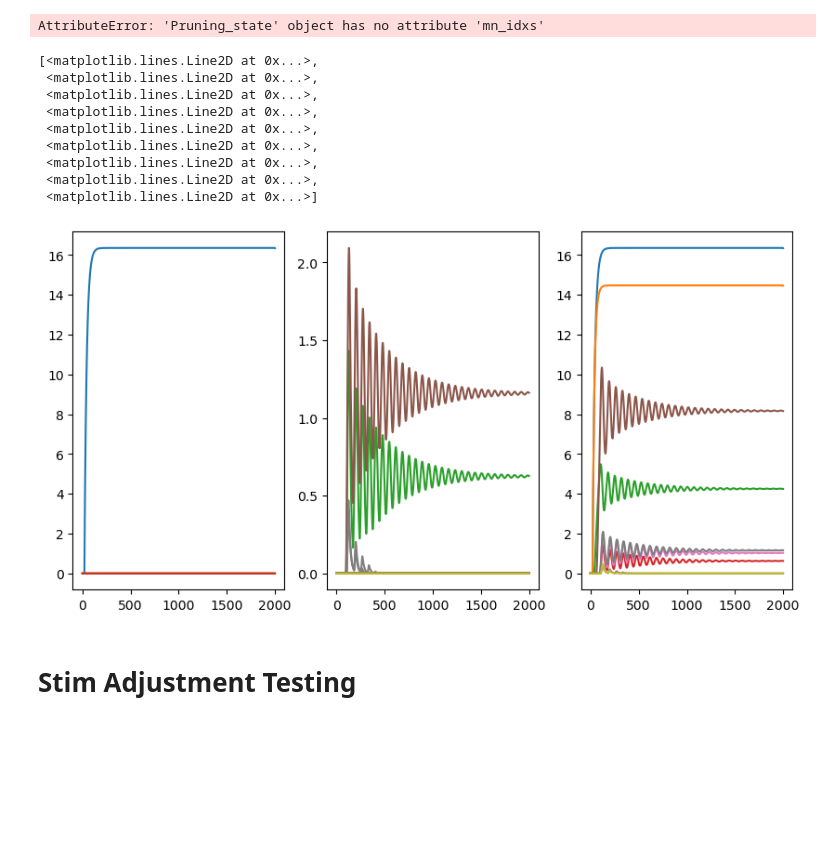
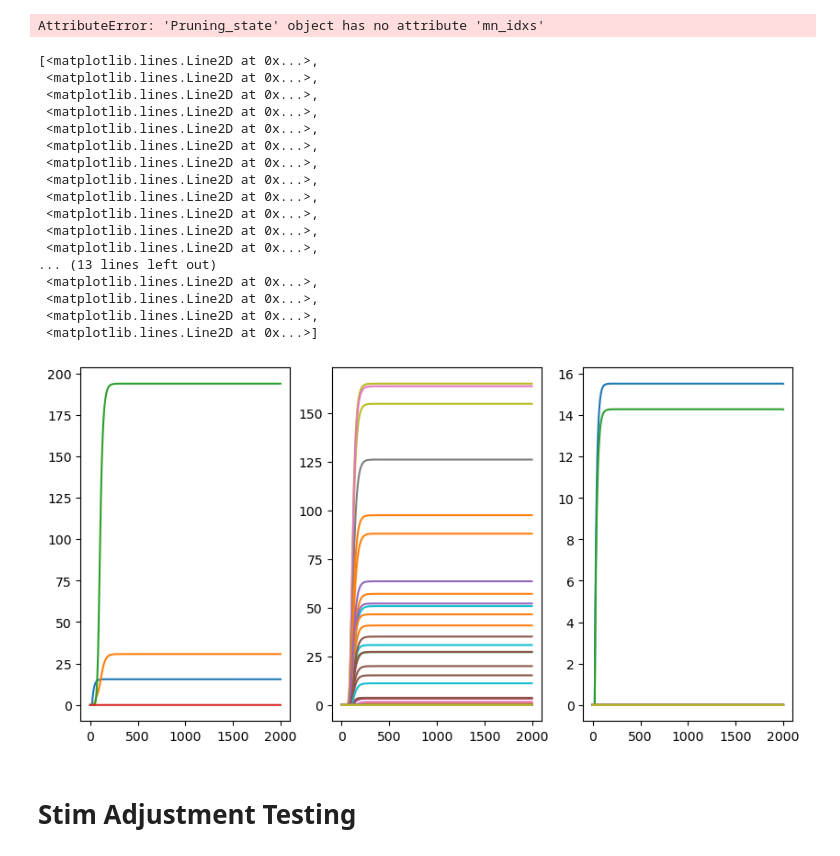
Before and after one commit to smpuglie/Pugliese_cpg_2025, a Jupyter notebook: notebooks/run_config.ipynb, the cells around one changed output. Cells and saved outputs as stored; diff of their text form; code cells hidden in the pictures; blank space fills up the shorter version.

```diff
--- a/notebooks/run_config.ipynb
+++ b/notebooks/run_config.ipynb
@@ -384,8 +384,9 @@ print(f"Score: {jnp.nanmean(score)}, Frequency: {jnp.nanmean(frequency)}")
 from src.sim_utils import neuron_oscillation_score
 
 experiment='prune_test'
+sim = 'prune_network'
 with initialize(version_base=None, config_path="../configs"):
-    cfg=compose(config_name='config.yaml', overrides= [f"experiment={experiment}", "paths=glados", "version=debug", f'run_id=Testing'],return_hydra_config=True,)
+    cfg=compose(config_name='config.yaml', overrides= [f"experiment={experiment}", f"sim={sim}", "paths=glados", "version=debug", f'run_id=Testing'],return_hydra_config=True,)
     HydraConfig.instance().set_config(cfg)
 
 for k in cfg.paths.keys():
@@ -1450,34 +1618,42 @@ jnp.where((jnp.sum(R,axis=-1) > 0 ) & mn_mask)[0]
 AttributeError: 'Pruning_state' object has no attribute 'mn_idxs'
 # %%
 # R = batch_results[0]
-R = results[0,0]
+R = results[0,7]
 
 
 wTable = pd.read_csv("../data/manc t1 connectome data/wTable_20231020_DNtoMN_unsorted_withModules.csv",index_col=0)
 nonMns = wTable.loc[(wTable["bodyId"]==10093) | (wTable["bodyId"]==10707) | (wTable["bodyId"]==13905) | (wTable["bodyId"]==11751)]
 mnIdxs = wTable.loc[wTable["class"]=="motor neuron"].index
 
 fig, axs = plt.subplots(1, 3, figsize=(10, 5))
 ax = axs[0]
 ax.plot(R[nonMns.index].T)
 
 ax = axs[1]
 ax.plot(R[mnIdxs].T)
 
 ax = axs[2]
 active_neurons = jnp.where((jnp.sum(results[0,0],axis=-1) > 0))[0]
 ax.plot(R[active_neurons].T)
 # %% [output]
 [<matplotlib.lines.Line2D at 0x...>,
  <matplotlib.lines.Line2D at 0x...>,
  <matplotlib.lines.Line2D at 0x...>,
  <matplotlib.lines.Line2D at 0x...>,
  <matplotlib.lines.Line2D at 0x...>,
  <matplotlib.lines.Line2D at 0x...>,
  <matplotlib.lines.Line2D at 0x...>,
  <matplotlib.lines.Line2D at 0x...>,
+ <matplotlib.lines.Line2D at 0x...>,
+ <matplotlib.lines.Line2D at 0x...>,
+ <matplotlib.lines.Line2D at 0x...>,
+ <matplotlib.lines.Line2D at 0x...>,
+... (13 lines left out)
+ <matplotlib.lines.Line2D at 0x...>,
+ <matplotlib.lines.Line2D at 0x...>,
+ <matplotlib.lines.Line2D at 0x...>,
  <matplotlib.lines.Line2D at 0x...>]
-[figure, old version]
+[figure, new version]
 # %% [markdown]
 # Stim Adjustment Testing
 # %%
```
Also changed, not shown: parts of 8 cells of this notebook, 6 other files.
